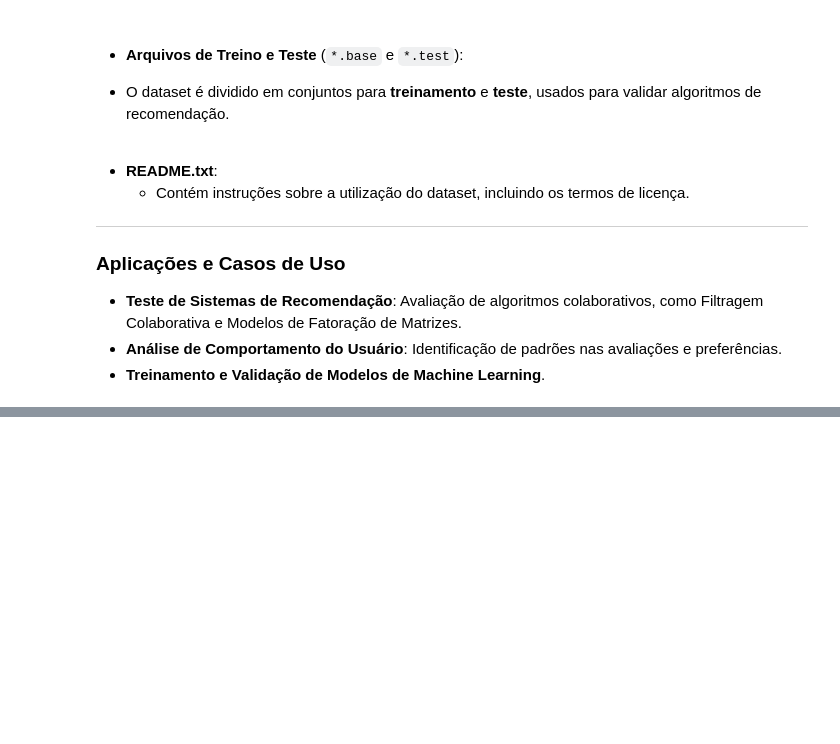
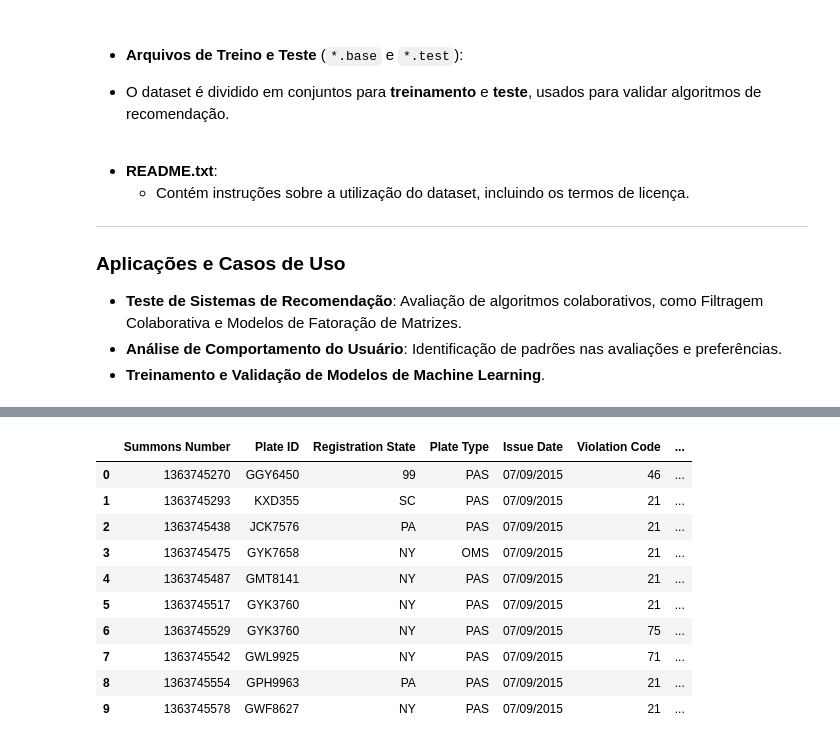
Before and after one commit to EduardoBran/Usando_Map_Reduce_em_Grandes_Volumes_de_Dados, a Jupyter notebook: 3.Conceito_-_Trabalhando_com_MapReduce.ipynb, the cells around one changed output, grey strips where cells are left out. Saved outputs shown, nothing was run; the diff lists cells and outputs as text; code cells hidden in the pictures; blank space fills up the shorter version.

```diff
--- a/3.Conceito_-_Trabalhando_com_MapReduce.ipynb
+++ b/3.Conceito_-_Trabalhando_com_MapReduce.ipynb
@@ -996,0 +3110,14 @@ AttributeError: 'str' object has no attribute 'head'
+# %%
+display(df)
+# %% [output]
+|  | Summons Number | Plate ID | Registration State | Plate Type | Issue Date | Violation Code | ... |
+| 0 | 1363745270 | GGY6450 | 99 | PAS | 07/09/2015 | 46 | ... |
+| 1 | 1363745293 | KXD355 | SC | PAS | 07/09/2015 | 21 | ... |
+| 2 | 1363745438 | JCK7576 | PA | PAS | 07/09/2015 | 21 | ... |
+| 3 | 1363745475 | GYK7658 | NY | OMS | 07/09/2015 | 21 | ... |
+| 4 | 1363745487 | GMT8141 | NY | PAS | 07/09/2015 | 21 | ... |
+| 5 | 1363745517 | GYK3760 | NY | PAS | 07/09/2015 | 21 | ... |
+| 6 | 1363745529 | GYK3760 | NY | PAS | 07/09/2015 | 75 | ... |
+| 7 | 1363745542 | GWL9925 | NY | PAS | 07/09/2015 | 71 | ... |
+| 8 | 1363745554 | GPH9963 | PA | PAS | 07/09/2015 | 21 | ... |
+| 9 | 1363745578 | GWF8627 | NY | PAS | 07/09/2015 | 21 | ... |
```
Also changed, not shown: parts of 13 cells of this notebook, 12 other files.
